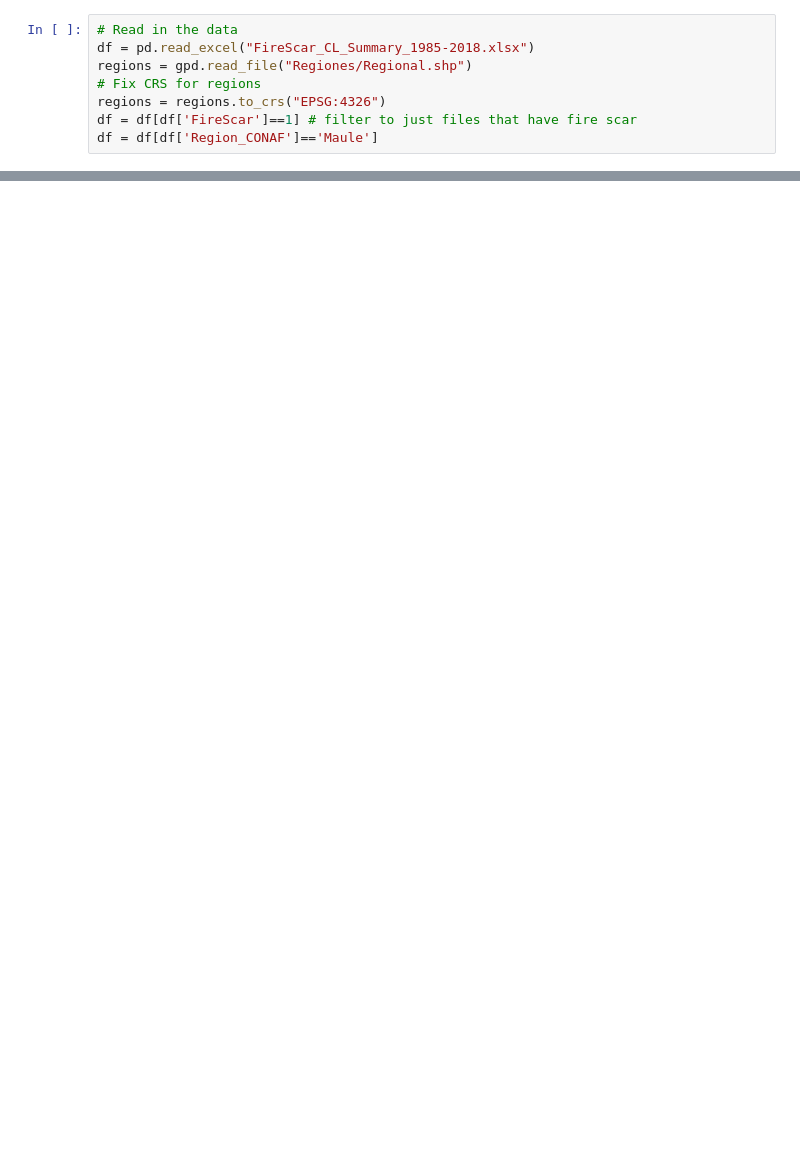
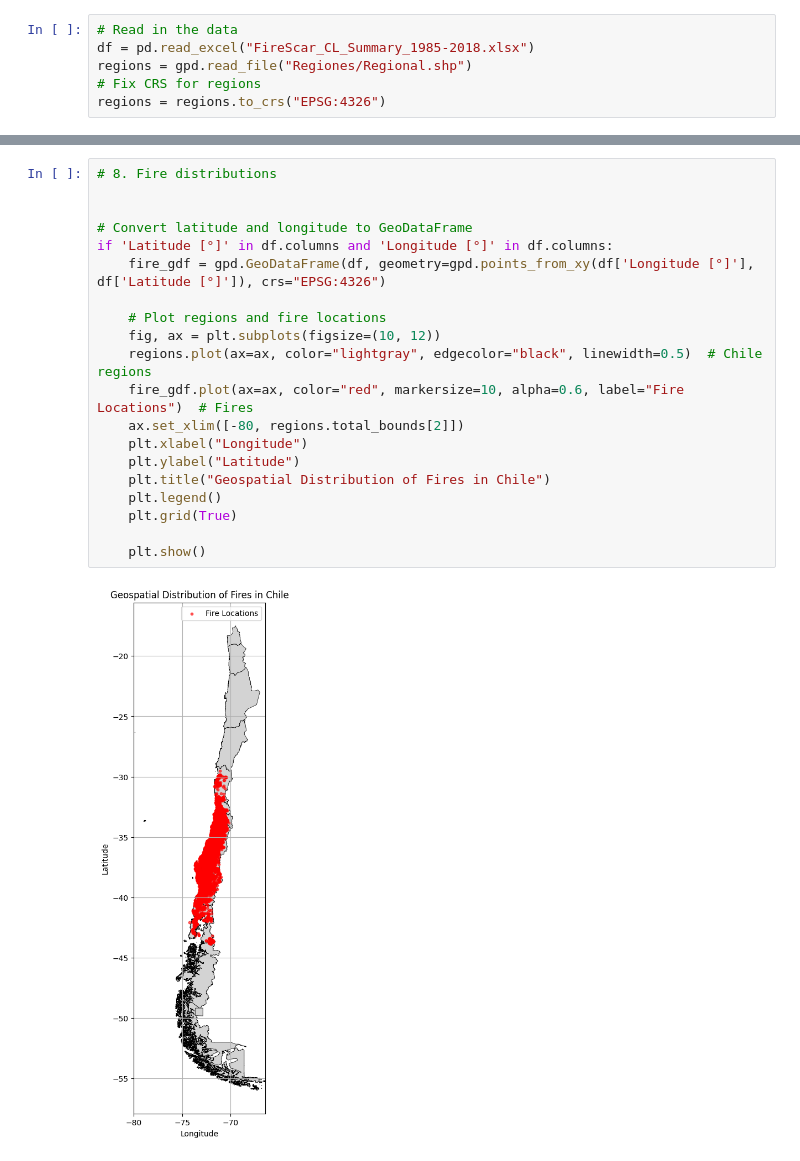
Before and after one commit to abbystokes/wildfire-risk-ml, a Jupyter notebook: data_exploration.ipynb, the cells around one changed output, grey strips where cells are left out. Cells and saved outputs as stored; diff of their text form; blank space fills up the shorter version.

```diff
--- a/data_exploration.ipynb
+++ b/data_exploration.ipynb
@@ -23,5 +26,3 @@ df = pd.read_excel("FireScar_CL_Summary_1985-2018.xlsx")
 regions = gpd.read_file("Regiones/Regional.shp")
 # Fix CRS for regions
 regions = regions.to_crs("EPSG:4326")
-df = df[df['FireScar']==1] # filter to just files that have fire scar
-df = df[df['Region_CONAF']=='Maule']
@@ -122,0 +229,22 @@ ax.axis('off')
+# %%
+# 8. Fire distributions
+
+
+# Convert latitude and longitude to GeoDataFrame
+if 'Latitude [°]' in df.columns and 'Longitude [°]' in df.columns:
+    fire_gdf = gpd.GeoDataFrame(df, geometry=gpd.points_from_xy(df['Longitude [°]'], df['Latitude [°]']), crs="EPSG:4326")
+
+    # Plot regions and fire locations
+    fig, ax = plt.subplots(figsize=(10, 12))
+    regions.plot(ax=ax, color="lightgray", edgecolor="black", linewidth=0.5)  # Chile regions
+    fire_gdf.plot(ax=ax, color="red", markersize=10, alpha=0.6, label="Fire Locations")  # Fires
+    ax.set_xlim([-80, regions.total_bounds[2]])
+    plt.xlabel("Longitude")
+    plt.ylabel("Latitude")
+    plt.title("Geospatial Distribution of Fires in Chile")
+    plt.legend()
+    plt.grid(True)
+
+    plt.show()
+# %% [output]
+[figure, added]
```
Also changed, not shown: parts of 15 cells of this notebook, 4 other files.
